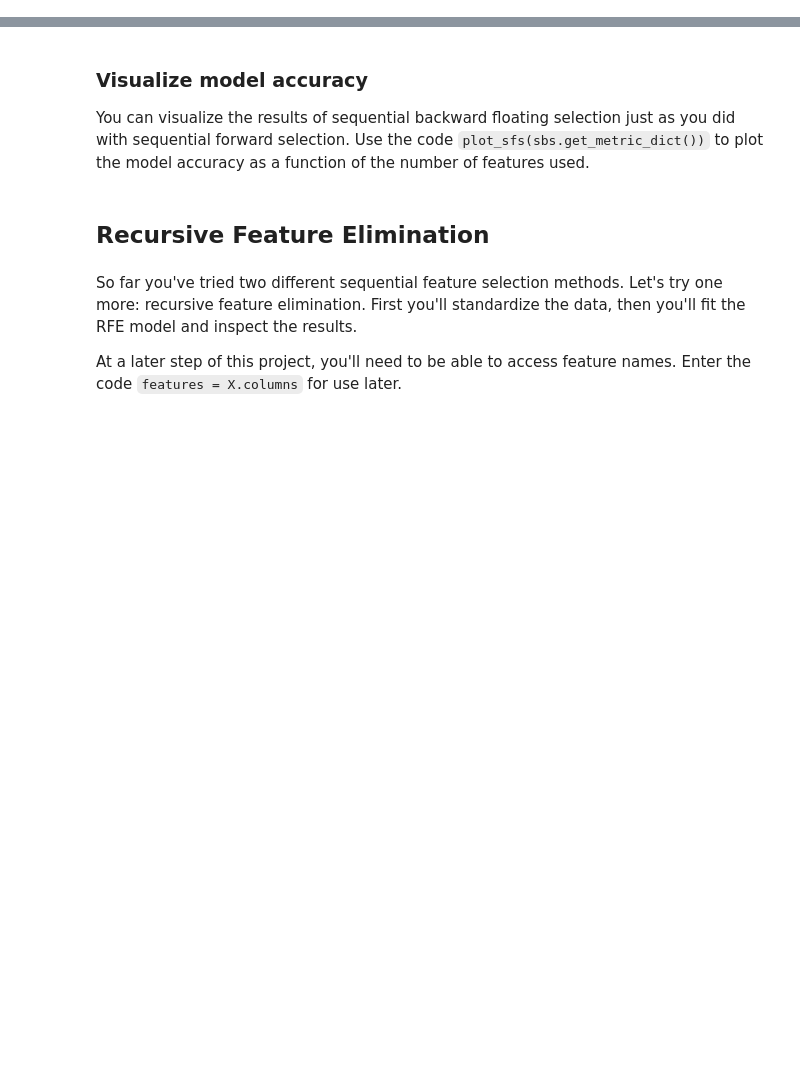
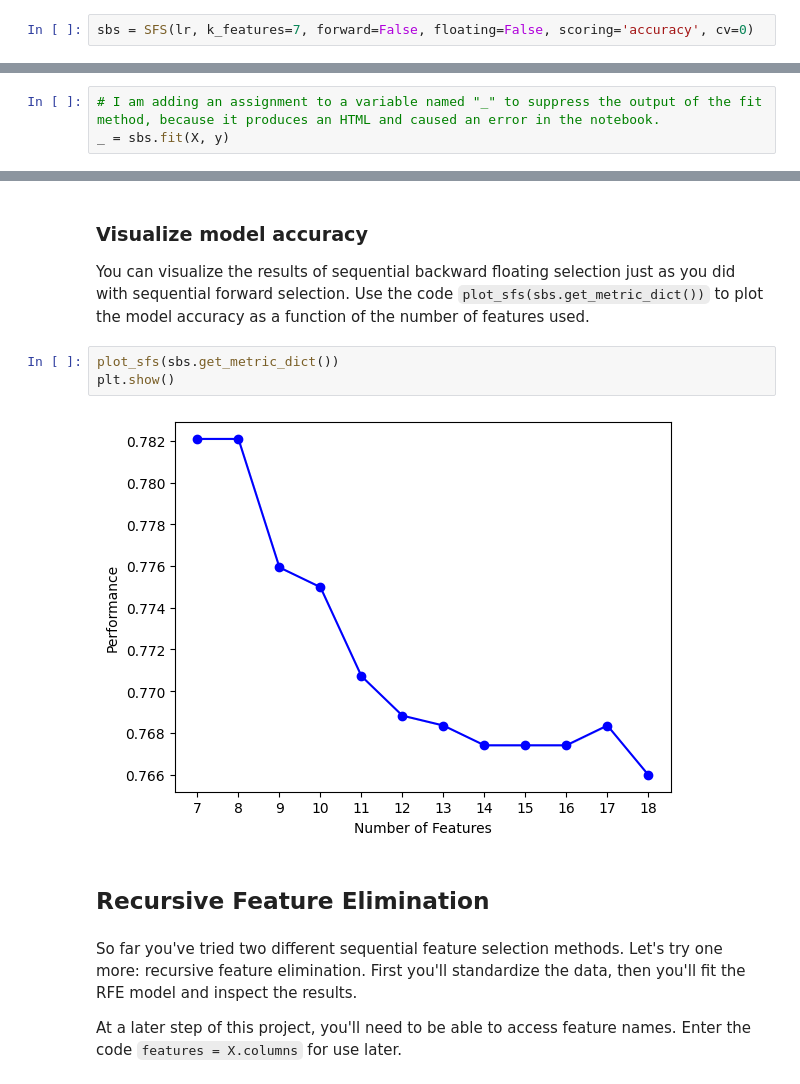
Before and after one commit to ramtob/CDC-wrapper_methods, a Jupyter notebook: wrapper_method_starter.ipynb, the cells around one changed output, grey strips where cells are left out. Drawn from its saved outputs; the diff is of its cells as text; blank space fills up the shorter version.

```diff
--- a/wrapper_method_starter.ipynb
+++ b/wrapper_method_starter.ipynb
@@ -145,10 +145,15 @@ Sequential forward selection was able to find a feature subset that performed ma
 Create a sequential backward selection model called `sbs`.
 * Be sure to set the `estimator` parameter to `lr` and set the `forward` and `floating` parameters to the appropriate values.
 * Also use the parameters `k_features=7`, `scoring='accuracy'`, and `cv=0`.
+# %%
+sbs = SFS(lr, k_features=7, forward=False, floating=False, scoring='accuracy', cv=0)
 # %% [markdown]
 ### Fit the model
 
 Use the `.fit()` method on `sbs` to fit the model to `X` and `y`.
+# %%
+# I am adding an assignment to a variable named "_" to suppress the output of the fit method, because it produces an HTML and caused an error in the notebook.
+_ = sbs.fit(X, y)
 # %% [markdown]
 ### Inspect the results
 
@@ -161,6 +186,11 @@ Use the dictionary `sbs.subsets_[7]` to print a tuple of chosen feature names. T
 ### Visualize model accuracy
 
 You can visualize the results of sequential backward floating selection just as you did with sequential forward selection. Use the code `plot_sfs(sbs.get_metric_dict())` to plot the model accuracy as a function of the number of features used.
+# %%
+plot_sfs(sbs.get_metric_dict())
+plt.show()
+# %% [output]
+[figure, added]
 # %% [markdown]
 ## Recursive Feature Elimination
 # %% [markdown]
```
Also changed, not shown: parts of 2 cells of this notebook.
